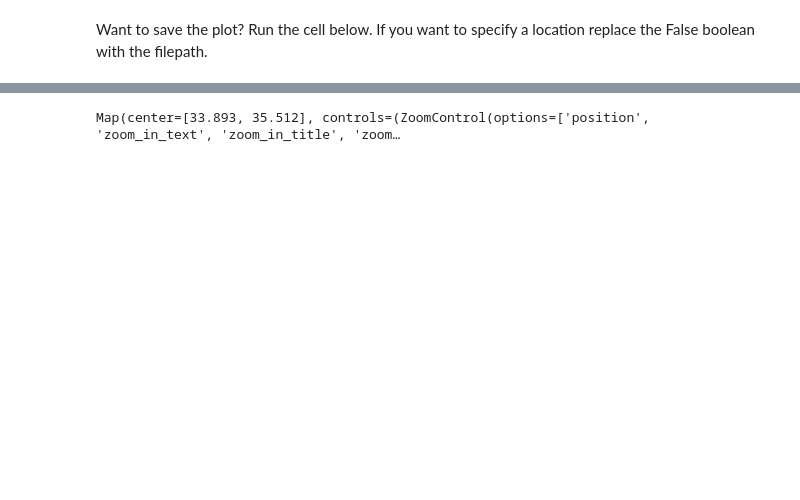
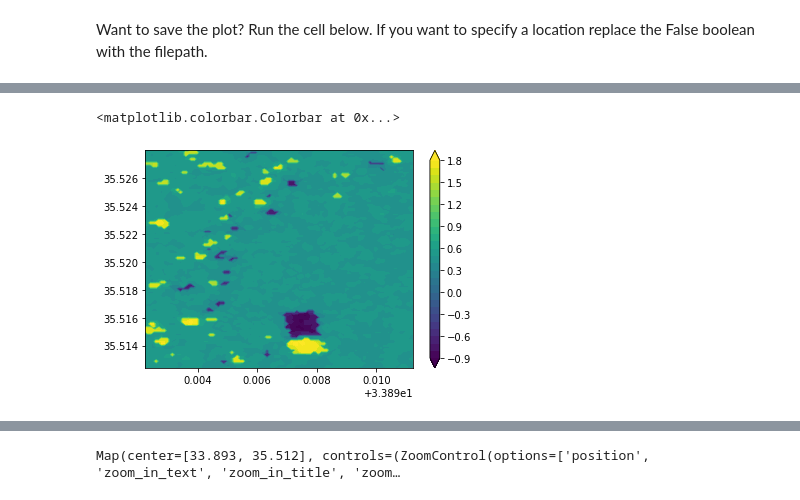
Before and after one commit to luke-scot/damage-assessment, a Jupyter notebook: run_netconf_widgets.ipynb, the cells around one changed output, grey strips where cells are left out. Saved outputs shown, nothing was run; the diff lists cells and outputs as text; code cells hidden in the pictures; blank space fills up the shorter version.

```diff
--- a/run_netconf_widgets.ipynb
+++ b/run_netconf_widgets.ipynb
@@ -187,0 +534,8 @@ df.save_plot(plots, location=False)
+# %%
+#contour = plt.contourf(xi, yi, zi, levels=14, cmap='RdYlGn')
+import math
+cs = plt.contourf(xi, yi, zi, levels=28, extend='both')
+plt.colorbar()
+# %% [output]
+<matplotlib.colorbar.Colorbar at 0x...>
+[figure, added]
```
Also changed, not shown: parts of 19 cells of this notebook, 14 other files.
